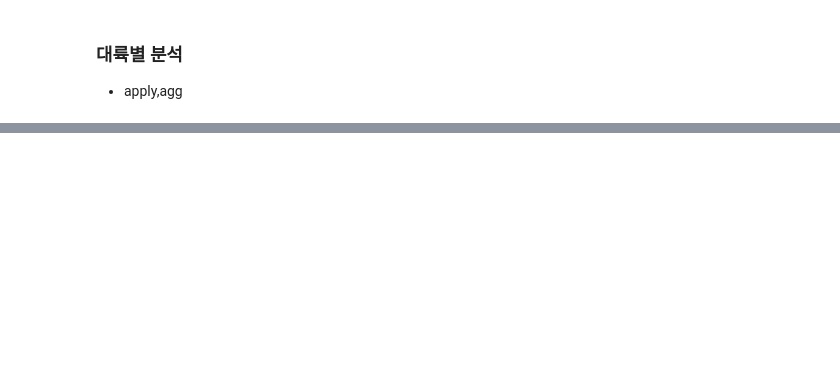
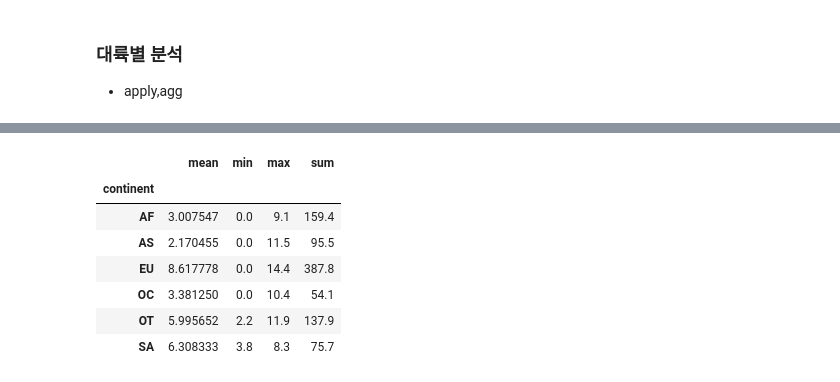
Before and after one commit to fightmeat/Machine_Leaning, a Jupyter notebook: 12_데이터_정제.ipynb, the cells around one changed output, grey strips where cells are left out. Drawn from its saved outputs; the diff is of its cells as text; code cells hidden in the pictures; blank space fills up the shorter version.

```diff
--- a/12_데이터_정제.ipynb
+++ b/12_데이터_정제.ipynb
@@ -914,3 +908,15 @@ result['mean'].mean()
+# %%
+result = drinks.groupby('continent').total_litres_of_pure_alcohol.agg(['mean','min','max','sum'])
+result
+# %% [output]
+|  | mean | min | max | sum |
+| continent |  |  |  |  |
+| AF | 3.007547 | 0.0 | 9.1 | 159.4 |
+| AS | 2.170455 | 0.0 | 11.5 | 95.5 |
+| EU | 8.617778 | 0.0 | 14.4 | 387.8 |
+| OC | 3.381250 | 0.0 | 10.4 | 54.1 |
+| OT | 5.995652 | 2.2 | 11.9 | 137.9 |
+| SA | 6.308333 | 3.8 | 8.3 | 75.7 |
 # %%
 # 전체 알코올 평균보다 더 많은 알코올을 섭치하는 대륙을 추출하시오
 result['mean'] > result['mean'].mean()
```
Also changed, not shown: parts of 16 cells of this notebook.
